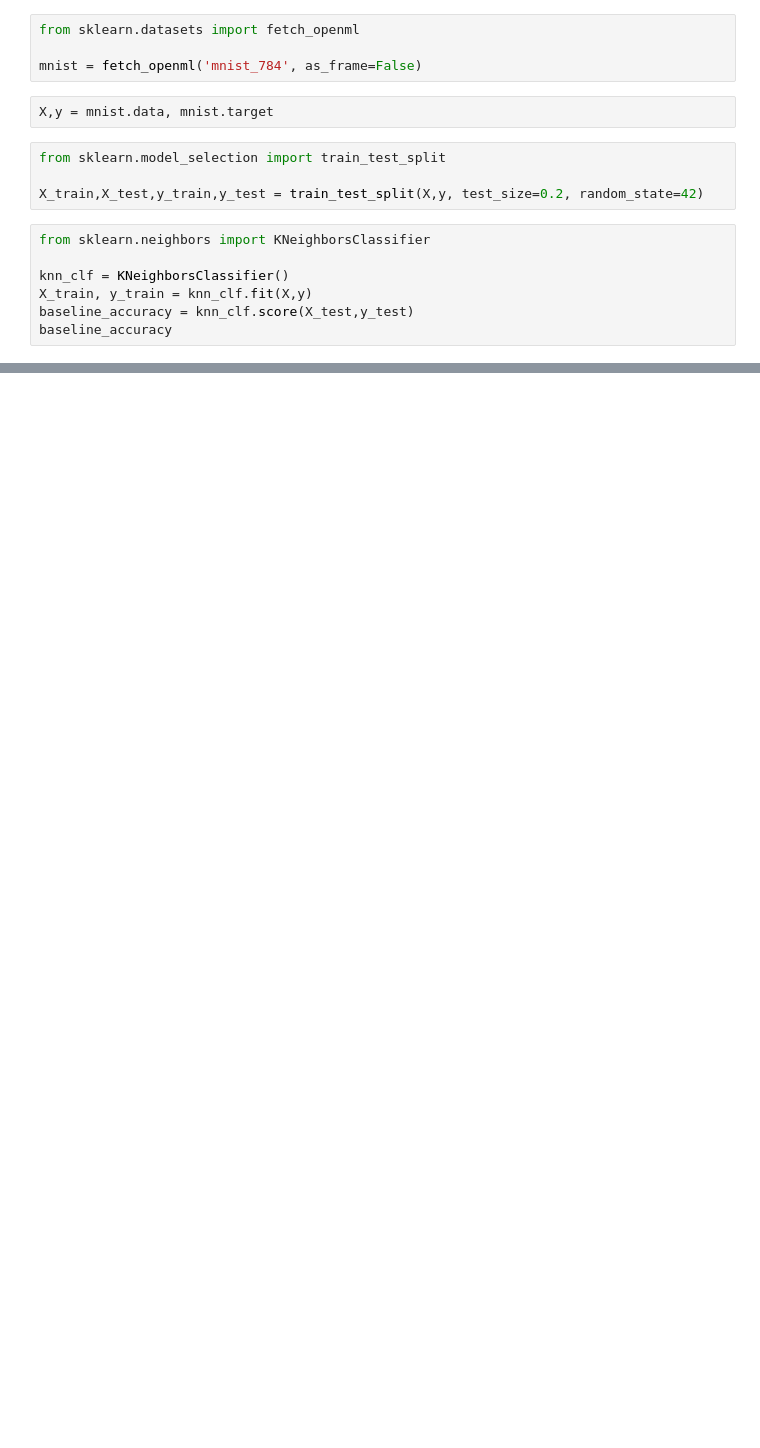
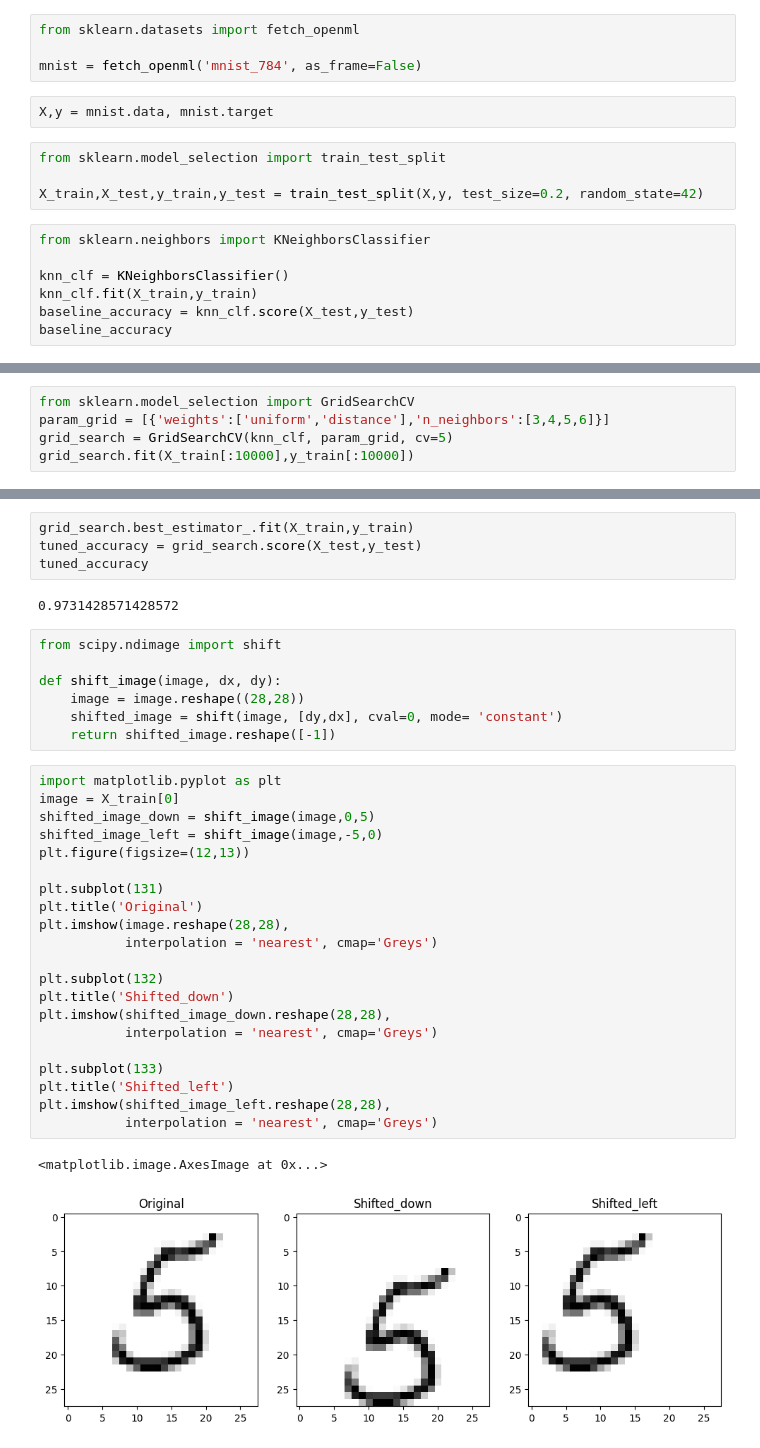
Before and after one commit to proutkarsh3104/Machine-learning-book, a Jupyter notebook: practice/chapter_3_practice.ipynb, the cells around one changed output, grey strips where cells are left out. Cells and saved outputs as stored; diff of their text form; blank space fills up the shorter version.

```diff
--- a/practice/chapter_3_practice.ipynb
+++ b/practice/chapter_3_practice.ipynb
@@ -12,7 +12,7 @@ X_train,X_test,y_train,y_test = train_test_split(X,y, test_size=0.2, random_stat
 from sklearn.neighbors import KNeighborsClassifier
 
 knn_clf = KNeighborsClassifier()
-X_train, y_train = knn_clf.fit(X,y)
+knn_clf.fit(X_train,y_train)
 baseline_accuracy = knn_clf.score(X_test,y_test)
 baseline_accuracy
 # %% [output]
@@ -19,0 +20,5 @@ TypeError: cannot unpack non-iterable KNeighborsClassifier object
+# %%
+from sklearn.model_selection import GridSearchCV
+param_grid = [{'weights':['uniform','distance'],'n_neighbors':[3,4,5,6]}]
+grid_search = GridSearchCV(knn_clf, param_grid, cv=5)
+grid_search.fit(X_train[:10000],y_train[:10000])
@@ -19,0 +37,37 @@ TypeError: cannot unpack non-iterable KNeighborsClassifier object
+# %%
+grid_search.best_estimator_.fit(X_train,y_train)
+tuned_accuracy = grid_search.score(X_test,y_test)
+tuned_accuracy
+# %% [output]
+0.9731428571428572
+# %%
+from scipy.ndimage import shift
+
+def shift_image(image, dx, dy):
+    image = image.reshape((28,28))
+    shifted_image = shift(image, [dy,dx], cval=0, mode= 'constant')
+    return shifted_image.reshape([-1])
+# %%
+import matplotlib.pyplot as plt
+image = X_train[0]
+shifted_image_down = shift_image(image,0,5)
+shifted_image_left = shift_image(image,-5,0)
+plt.figure(figsize=(12,13))
+
+plt.subplot(131)
+plt.title('Original')
+plt.imshow(image.reshape(28,28),
+           interpolation = 'nearest', cmap='Greys')
+
+plt.subplot(132)
+plt.title('Shifted_down')
+plt.imshow(shifted_image_down.reshape(28,28),
+           interpolation = 'nearest', cmap='Greys')
+
+plt.subplot(133)
+plt.title('Shifted_left')
+plt.imshow(shifted_image_left.reshape(28,28),
+           interpolation = 'nearest', cmap='Greys')
+# %% [output]
+<matplotlib.image.AxesImage at 0x...>
+[figure, added]
```
Also changed, not shown: parts of 9 cells of this notebook.
